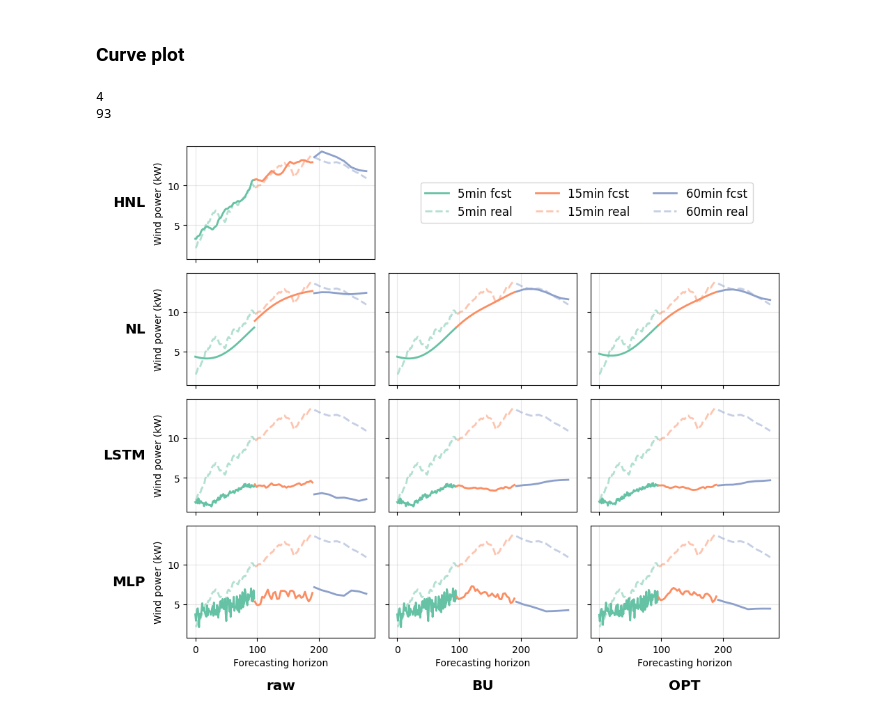
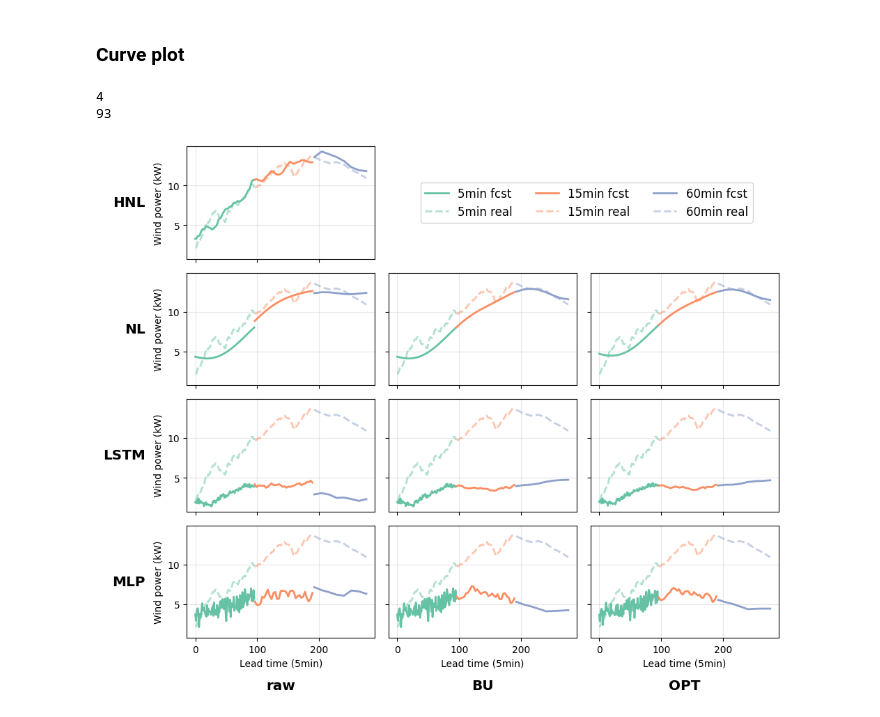
Before and after one commit to WillWang1113/MultiresolutionForecasting, a Jupyter notebook: experiments/03-plot.ipynb, the cells around one changed output. Cells and saved outputs as stored; diff of their text form; code cells hidden in the pictures.

```diff
--- a/experiments/03-plot.ipynb
+++ b/experiments/03-plot.ipynb
@@ -884,32 +884,32 @@ for i, name in enumerate(names):
         start = end
 
 
     # axs[k].set_title(plt_names[name])
     if  k % 3==0:
         axs[k].set_ylabel("Wind power (kW)")
     if  k in [9, 10,11]:
-        axs[k].set_xlabel("Forecasting horizon")
+        axs[k].set_xlabel("Lead time (5min)")
 
     axs[k].set_axisbelow(True)
     axs[k].grid(alpha=0.3)
 
 
 fig.tight_layout()
 axs[0].legend(
     ncol=3,
     fontsize="large",
     loc='center',
     bbox_to_anchor=(2.125, 0.5),
     fancybox=True,
 )
 
 # axs[0].xaxis.set_tick_params(weight="bold")
 # axs[0].yaxis.set_tick_params(weight="bold")
 fig.delaxes(axs[1])
 fig.delaxes(axs[2])
 fig.savefig("display.png", bbox_inches="tight")
 # fig.savefig("savings/constent_seamless_all_new.pdf", bbox_inches="tight")
 # %% [output]
 4
 93
-[figure, old version]
+[figure, new version]
```
Also changed, not shown: parts of 6 cells of this notebook, 3 other files.
